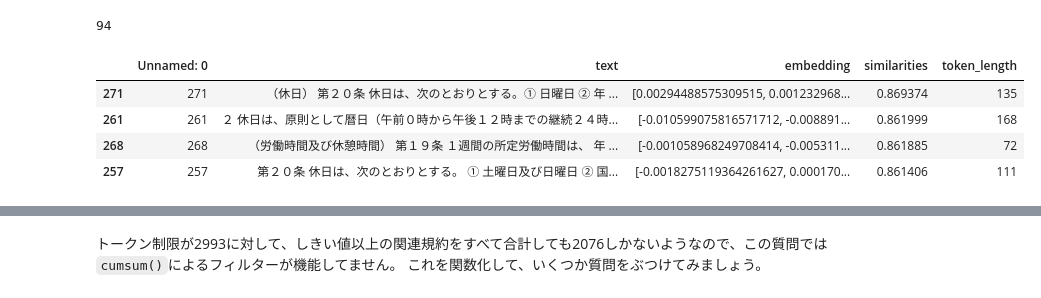
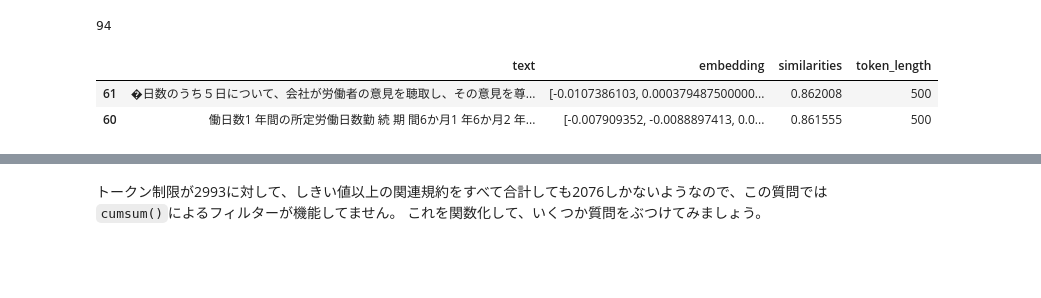
Before and after one commit to u1and0/JobRulesBot, a Jupyter notebook: note/就業規則BOT.ipynb, the cells around one changed output, grey strips where cells are left out. Drawn from its saved outputs; the diff is of its cells as text; code cells hidden in the pictures; blank space fills up the shorter version.

```diff
--- a/note/就業規則BOT.ipynb
+++ b/note/就業規則BOT.ipynb
@@ -392,6 +487,7 @@ total 11M
 # %% [markdown]
 ## ベクトル化された就業規則データの読み込み
 # %%
-model_df = pd.read_csv("/content/drive/MyDrive/Colab Notebooks/model-embeddings.csv").rename({"１ モデル就業規則":"text"}, axis=1)
+# model_df = pd.read_csv("/content/drive/MyDrive/Colab Notebooks/model-embeddings.csv").rename({"１ モデル就業規則":"text"}, axis=1)
+model_df = pd.read_json("/content/drive/MyDrive/Colab Notebooks/model-embeddings.json")
 model_df
 # %% [output]
@@ -448,6 +562,3 @@ UFuncTypeError: ignored
 /usr/local/lib/python3.9/dist-packages/numpy/core/overrides.py in dot(*args, **kwargs)
 
 UFuncTypeError: ufunc 'multiply' did not contain a loop with signature matching types (dtype('<U34412'), dtype('<U23')) -> None
-# %%
-# エラーが発生しなくなるおまじない
-model_df['embedding'] = model_df['embedding'].apply(eval).apply(np.array)
@@ -666,13 +825,11 @@ len(enc.encode(system_role))
 # %%
 query = "年間休日は何日ですか？"
 related_rules = model_df.regulation_search(query)
-related_rules[related_rules.token_length.cumsum() < 500]
+related_rules[related_rules.token_length.cumsum() <= 1000]
 # %% [output]
-|  | Unnamed: 0 | text | embedding | similarities | token_length |
-| 271 | 271 | （休日） 第２０条 休日は、次のとおりとする。① 日曜日 ② 年 ... | [0.00294488575309515, 0.001232968... | 0.869374 | 135 |
-| 261 | 261 | ２ 休日は、原則として暦日（午前０時から午後１２時までの継続２４時... | [-0.010599075816571712, -0.008891... | 0.861999 | 168 |
-| 268 | 268 | （労働時間及び休憩時間） 第１９条 １週間の所定労働時間は、 年 ... | [-0.001058968249708414, -0.005311... | 0.861885 | 72 |
-| 257 | 257 | 第２０条 休日は、次のとおりとする。 ① 土曜日及び日曜日 ② 国... | [-0.0018275119364261627, 0.000170... | 0.861406 | 111 |
+|  | text | embedding | similarities | token_length |
+| 61 | �日数のうち５日について、会社が労働者の意見を聴取し、その意見を尊... | [-0.0107386103, 0.000379487500000... | 0.862008 | 500 |
+| 60 | 働日数1 年間の所定労働日数勤 続 期 間6か月1 年6か月2 年... | [-0.007909352, -0.0088897413, 0.0... | 0.861555 | 500 |
 # %%
 sum(_.token_length)
 # %% [output]
```
Also changed, not shown: parts of 73 cells of this notebook, 4 other files.
